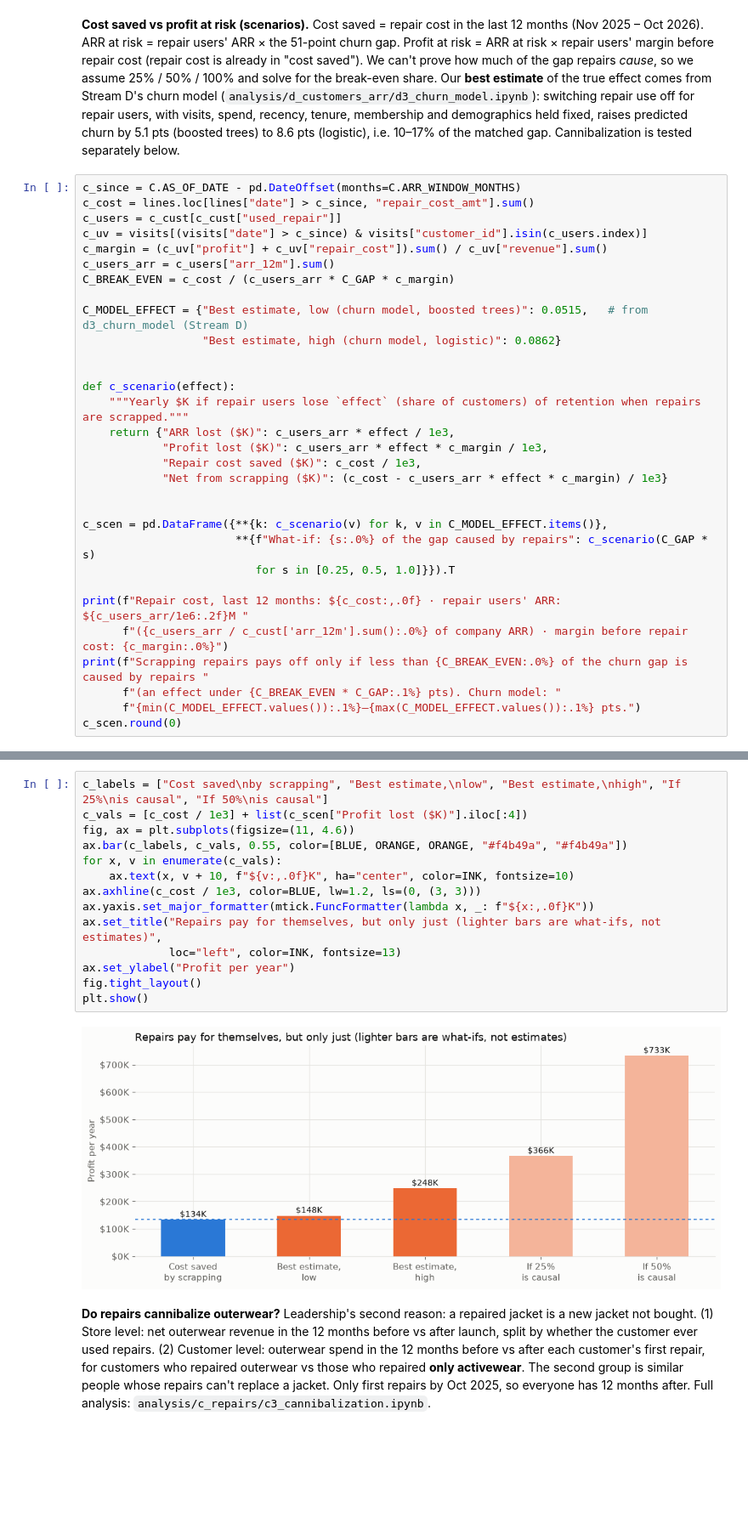
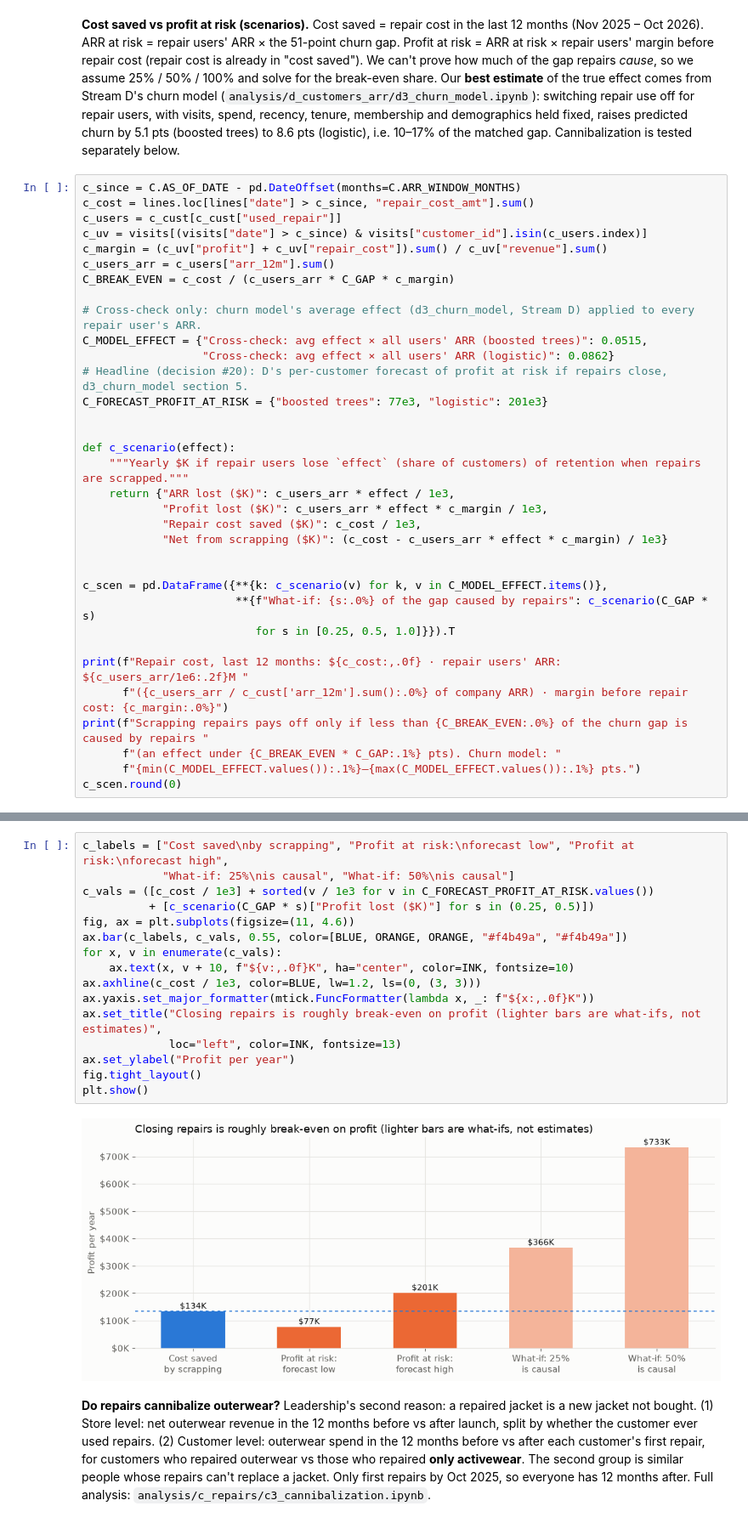
Before and after one commit to rchicoin/DATATHON2026, a Jupyter notebook: summary.ipynb, the cells around one changed output, grey strips where cells are left out. Shown at 85% size. Drawn from its saved outputs; the diff is of its cells as text; blank space fills up the shorter version.

```diff
--- a/summary.ipynb
+++ b/summary.ipynb
@@ -555,8 +558,11 @@ c_margin = (c_uv["profit"] + c_uv["repair_cost"]).sum() / c_uv["revenue"].sum()
 c_users_arr = c_users["arr_12m"].sum()
 C_BREAK_EVEN = c_cost / (c_users_arr * C_GAP * c_margin)
 
-C_MODEL_EFFECT = {"Best estimate, low (churn model, boosted trees)": 0.0515,   # from d3_churn_model (Stream D)
-                  "Best estimate, high (churn model, logistic)": 0.0862}
+# Cross-check only: churn model's average effect (d3_churn_model, Stream D) applied to every repair user's ARR.
+C_MODEL_EFFECT = {"Cross-check: avg effect × all users' ARR (boosted trees)": 0.0515,
+                  "Cross-check: avg effect × all users' ARR (logistic)": 0.0862}
+# Headline (decision #20): D's per-customer forecast of profit at risk if repairs close, d3_churn_model section 5.
+C_FORECAST_PROFIT_AT_RISK = {"boosted trees": 77e3, "logistic": 201e3}
 
 
 def c_scenario(effect):
@@ -587,21 +593,23 @@ Scrapping repairs pays off only if less than 9% of the churn gap is caused by re
 | What-if: 50% of the gap caused by... | 1304.0 | 733.0 | 134.0 | -599.0 |
 | What-if: 100% of the gap caused b... | 2608.0 | 1465.0 | 134.0 | -1332.0 |
 # %%
-c_labels = ["Cost saved\nby scrapping", "Best estimate,\nlow", "Best estimate,\nhigh", "If 25%\nis causal", "If 50%\nis causal"]
-c_vals = [c_cost / 1e3] + list(c_scen["Profit lost ($K)"].iloc[:4])
+c_labels = ["Cost saved\nby scrapping", "Profit at risk:\nforecast low", "Profit at risk:\nforecast high",
+            "What-if: 25%\nis causal", "What-if: 50%\nis causal"]
+c_vals = ([c_cost / 1e3] + sorted(v / 1e3 for v in C_FORECAST_PROFIT_AT_RISK.values())
+          + [c_scenario(C_GAP * s)["Profit lost ($K)"] for s in (0.25, 0.5)])
 fig, ax = plt.subplots(figsize=(11, 4.6))
 ax.bar(c_labels, c_vals, 0.55, color=[BLUE, ORANGE, ORANGE, "#f4b49a", "#f4b49a"])
 for x, v in enumerate(c_vals):
     ax.text(x, v + 10, f"${v:,.0f}K", ha="center", color=INK, fontsize=10)
 ax.axhline(c_cost / 1e3, color=BLUE, lw=1.2, ls=(0, (3, 3)))
 ax.yaxis.set_major_formatter(mtick.FuncFormatter(lambda x, _: f"${x:,.0f}K"))
-ax.set_title("Repairs pay for themselves, but only just (lighter bars are what-ifs, not estimates)",
+ax.set_title("Closing repairs is roughly break-even on profit (lighter bars are what-ifs, not estimates)",
              loc="left", color=INK, fontsize=13)
 ax.set_ylabel("Profit per year")
 fig.tight_layout()
 plt.show()
 # %% [output]
-[figure, old version]
+[figure, new version]
 # %% [markdown]
 **Do repairs cannibalize outerwear?** Leadership's second reason: a repaired jacket is a new jacket not bought.
 (1) Store level: net outerwear revenue in the 12 months before vs after launch, split by whether the customer ever
```
Also changed, not shown: parts of 15 cells of this notebook, 2 other files.
